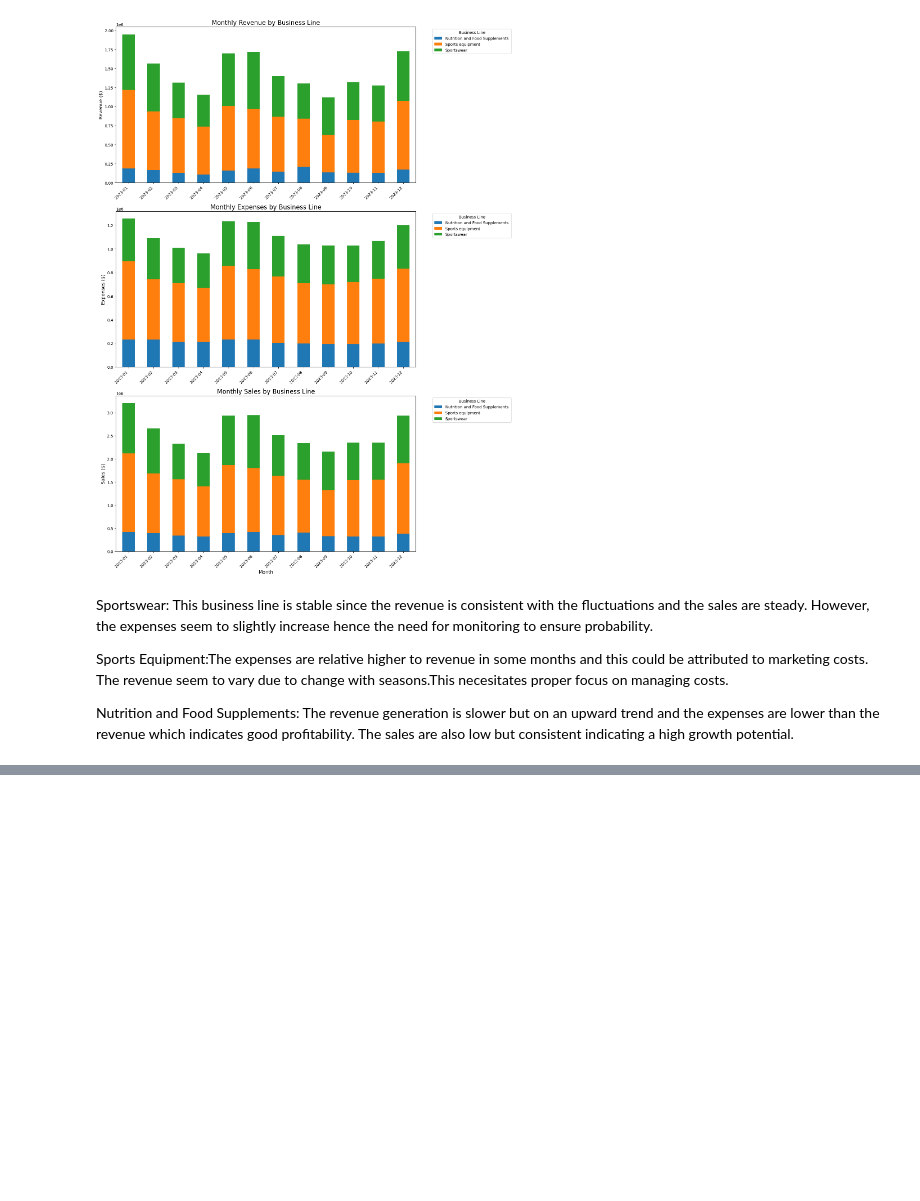
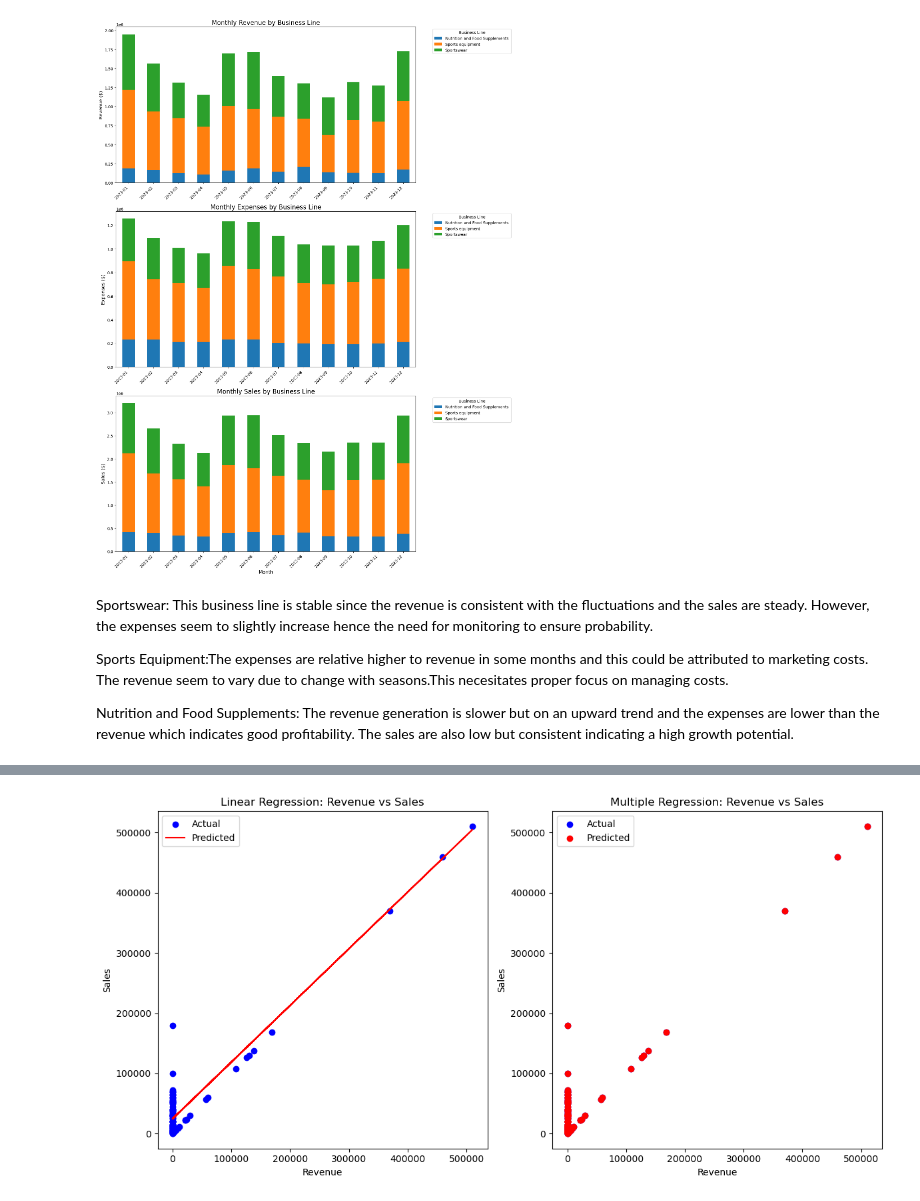
Before and after one commit to priscillanzula/ONYXIO-CO-LTD, a Jupyter notebook: Onyxio Co Ltd.ipynb, the cells around one changed output, grey strips where cells are left out. Cells and saved outputs as stored; diff of their text form; code cells hidden in the pictures; blank space fills up the shorter version.

```diff
--- a/Onyxio Co Ltd.ipynb
+++ b/Onyxio Co Ltd.ipynb
@@ -651,0 +701,83 @@ Nutrition and Food Supplements: The revenue generation is slower but on an upwar
+# %%
+import pandas as pd
+import numpy as np
+from sklearn.model_selection import train_test_split
+from sklearn.linear_model import LinearRegression
+from sklearn.metrics import mean_squared_error, r2_score
+import matplotlib.pyplot as plt
+
+# Assuming df1 is your DataFrame
+# Let's prepare the data for modeling
+X = df1[['Revenue', 'Expenses']]
+y = df1['Sales']
+
+# Split the data into training and testing sets
+X_train, X_test, y_train, y_test = train_test_split(X, y, test_size=0.2, random_state=42)
+
+# Linear Regression (using Revenue as the single predictor)
+X_train_linear = X_train[['Revenue']]
+X_test_linear = X_test[['Revenue']]
+
+model_linear = LinearRegression()
+model_linear.fit(X_train_linear, y_train)
+
+# Make predictions
+y_pred_linear = model_linear.predict(X_test_linear)
+
+# Calculate metrics
+mse_linear = mean_squared_error(y_test, y_pred_linear)
+r2_linear = r2_score(y_test, y_pred_linear)
+
+print("Linear Regression Results:")
+print(f"Mean Squared Error: {mse_linear}")
+print(f"R-squared Score: {r2_linear}")
+
+# Multiple Regression (using both Revenue and Expenses as predictors)
+model_multiple = LinearRegression()
+model_multiple.fit(X_train, y_train)
+
+# Make predictions
+y_pred_multiple = model_multiple.predict(X_test)
+
+# Calculate metrics
+mse_multiple = mean_squared_error(y_test, y_pred_multiple)
+r2_multiple = r2_score(y_test, y_pred_multiple)
+
+print("\nMultiple Regression Results:")
+print(f"Mean Squared Error: {mse_multiple}")
+print(f"R-squared Score: {r2_multiple}")
+
+# Visualize the results
+plt.figure(figsize=(12, 6))
+
+# Linear Regression Plot
+plt.subplot(1, 2, 1)
+plt.scatter(X_test_linear, y_test, color='blue', label='Actual')
+plt.plot(X_test_linear, y_pred_linear, color='red', label='Predicted')
+plt.title('Linear Regression: Revenue vs Sales')
+plt.xlabel('Revenue')
+plt.ylabel('Sales')
+plt.legend()
+
+# Multiple Regression Plot (we'll plot against Revenue for visualization)
+plt.subplot(1, 2, 2)
+plt.scatter(X_test['Revenue'], y_test, color='blue', label='Actual')
+plt.scatter(X_test['Revenue'], y_pred_multiple, color='red', label='Predicted')
+plt.title('Multiple Regression: Revenue vs Sales')
+plt.xlabel('Revenue')
+plt.ylabel('Sales')
+plt.legend()
+
+plt.tight_layout()
+plt.show()
+
+# Print coefficients and intercept for interpretation
+print("\nLinear Regression Coefficients:")
+print(f"Revenue: {model_linear.coef_[0]}")
+print(f"Intercept: {model_linear.intercept_}")
+
+print("\nMultiple Regression Coefficients:")
+print(f"Revenue: {model_multiple.coef_[0]}")
+print(f"Expenses: {model_multiple.coef_[1]}")
+print(f"Intercept: {model_multiple.intercept_}")
+# %% [output]
@@ -651,0 +791 @@ Nutrition and Food Supplements: The revenue generation is slower but on an upwar
+[figure, added]
```
Also changed, not shown: parts of 13 cells of this notebook, 2 other files.
